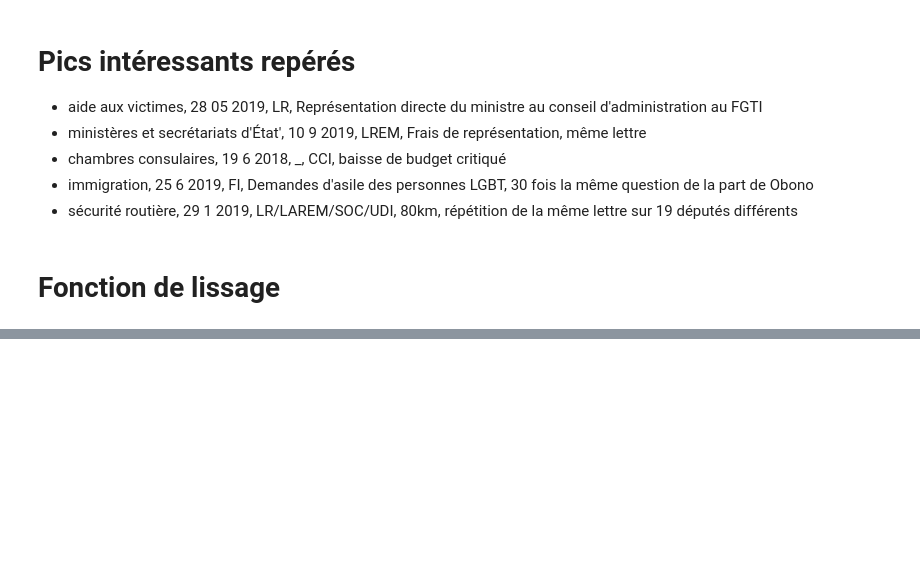
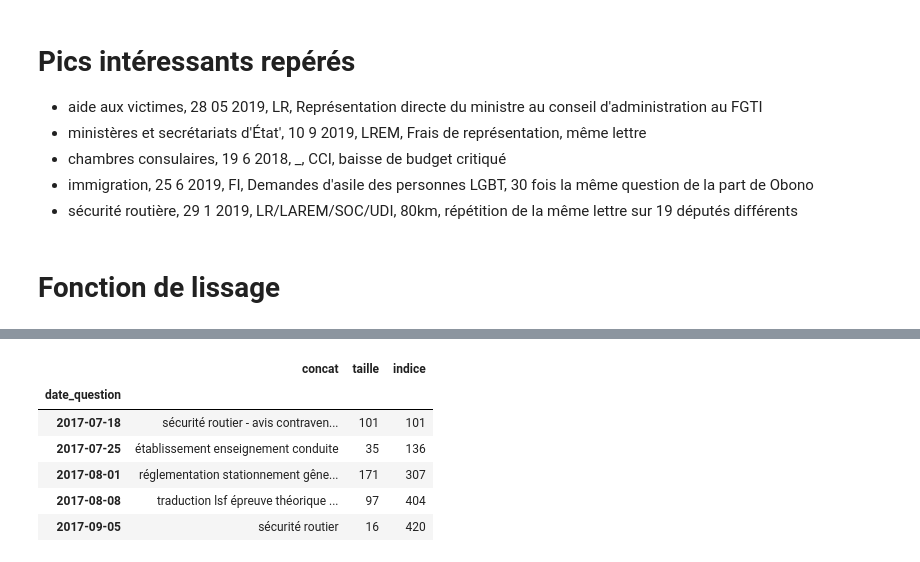
Before and after one commit to homerdurand/METRIQ, a Jupyter notebook: anomalies.ipynb, the cells around one changed output, grey strips where cells are left out. Saved outputs shown, nothing was run; the diff lists cells and outputs as text; code cells hidden in the pictures; blank space fills up the shorter version.

```diff
--- a/anomalies.ipynb
+++ b/anomalies.ipynb
@@ -378,0 +460,13 @@ Name: professions de santé, dtype: float64
+# %%
+# La concaténation des lettres par semaine:
+dfp = dft.groupby(dft.index).agg({ 'titre': lambda x: ' '.join(x),'taille': lambda y:np.sum(y)}).rename({'titre':'concat'},axis=1)
+dfp['indice'] = dfp.taille.cumsum()
+dfp.head()
+# %% [output]
+|  | concat | taille | indice |
+| date_question |  |  |  |
+| 2017-07-18 | sécurité routier - avis contraven... | 101 | 101 |
+| 2017-07-25 | établissement enseignement conduite | 35 | 136 |
+| 2017-08-01 | réglementation stationnement gêne... | 171 | 307 |
+| 2017-08-08 | traduction lsf épreuve théorique ... | 97 | 404 |
+| 2017-09-05 | sécurité routier | 16 | 420 |
```
Also changed, not shown: parts of 18 cells of this notebook.
